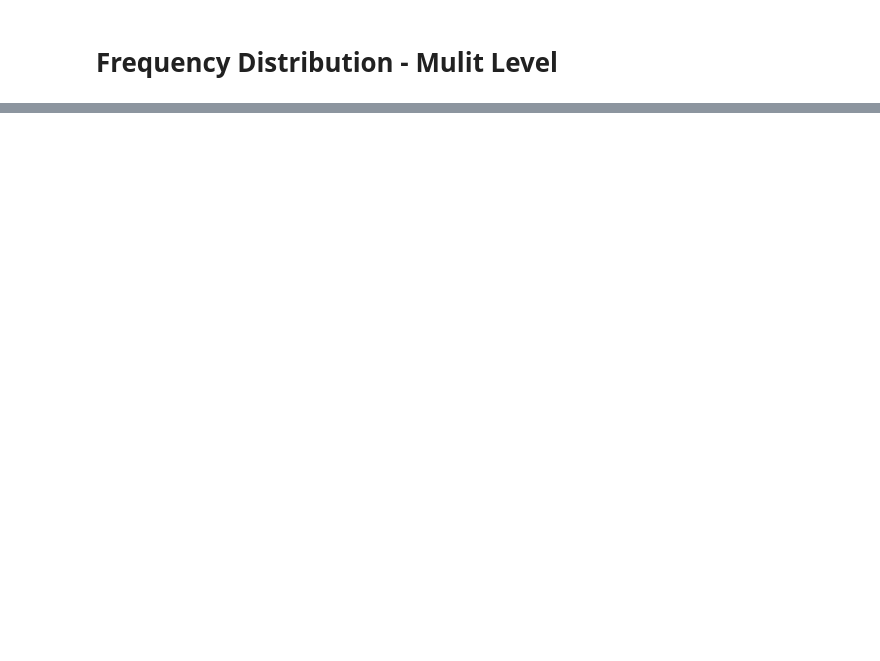
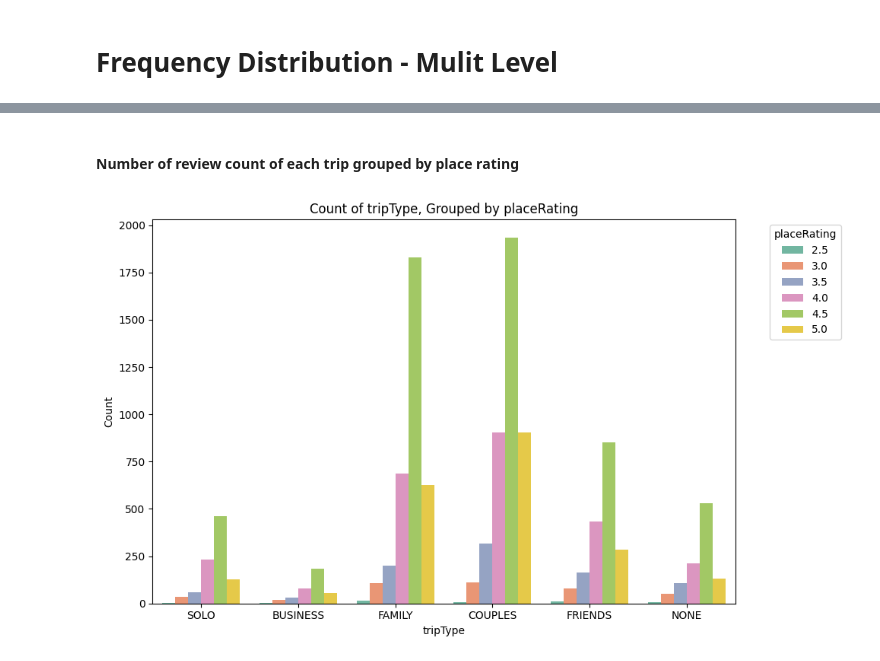
Before and after one commit to NotMishaal/TripAdvisor-Review-CW, a Jupyter notebook: task_1/EDA_on_cleaned_data.ipynb, the cells around one changed output, grey strips where cells are left out. Saved outputs shown, nothing was run; the diff lists cells and outputs as text; code cells hidden in the pictures; blank space fills up the shorter version.

```diff
--- a/task_1/EDA_on_cleaned_data.ipynb
+++ b/task_1/EDA_on_cleaned_data.ipynb
@@ -246,0 +356,9 @@ histogram of user rating for each place
+# %% [markdown]
+#### Number of review count of each trip grouped by place rating
+# %%
+count_by_group(x_ax='tripType',
+               group_by='placeRating'
+
+)
+# %% [output]
+[figure, added]
```
Also changed, not shown: parts of 30 cells of this notebook.
